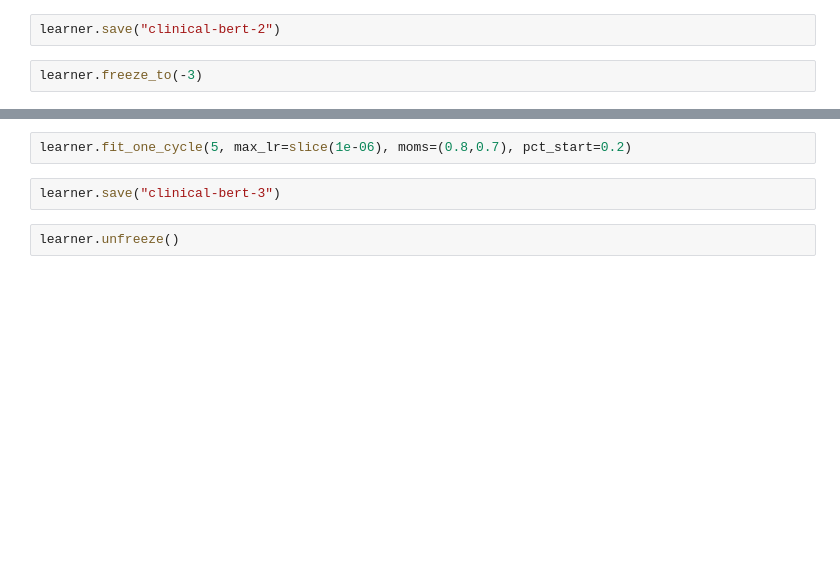
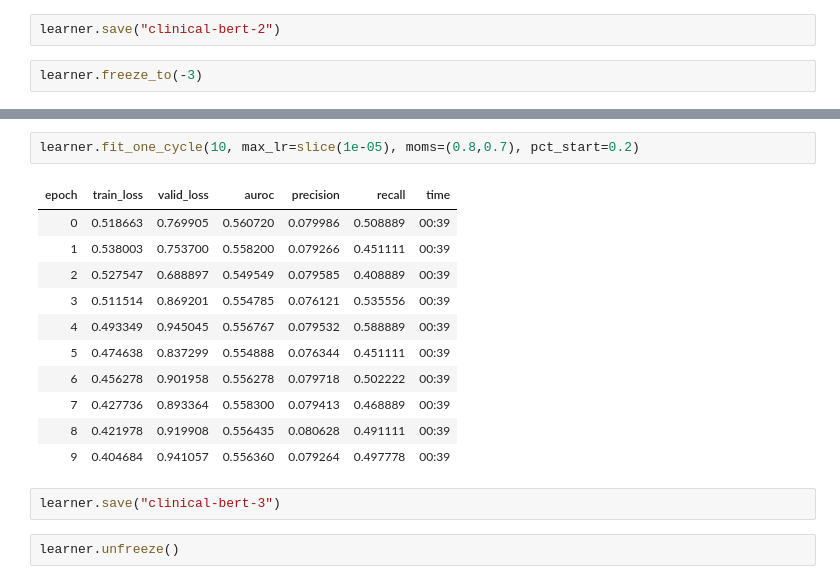
Before and after one commit to littlefieldnick/MIMIC-NLP, a Jupyter notebook: readmission-prediction/readmission-bert-subsampling.ipynb, the cells around one changed output, grey strips where cells are left out. Drawn from its saved outputs; the diff is of its cells as text; blank space fills up the shorter version.

```diff
--- a/readmission-prediction/readmission-bert-subsampling.ipynb
+++ b/readmission-prediction/readmission-bert-subsampling.ipynb
@@ -106,5 +206,17 @@ learner.recorder.plot(suggestion=True)
 # %%
-learner.fit_one_cycle(5, max_lr=slice(1e-06), moms=(0.8,0.7), pct_start=0.2)
+learner.fit_one_cycle(10, max_lr=slice(1e-05), moms=(0.8,0.7), pct_start=0.2)
+# %% [output]
+| epoch | train_loss | valid_loss | auroc | precision | recall | time |
+| 0 | 0.518663 | 0.769905 | 0.560720 | 0.079986 | 0.508889 | 00:39 |
+| 1 | 0.538003 | 0.753700 | 0.558200 | 0.079266 | 0.451111 | 00:39 |
+| 2 | 0.527547 | 0.688897 | 0.549549 | 0.079585 | 0.408889 | 00:39 |
+| 3 | 0.511514 | 0.869201 | 0.554785 | 0.076121 | 0.535556 | 00:39 |
+| 4 | 0.493349 | 0.945045 | 0.556767 | 0.079532 | 0.588889 | 00:39 |
+| 5 | 0.474638 | 0.837299 | 0.554888 | 0.076344 | 0.451111 | 00:39 |
+| 6 | 0.456278 | 0.901958 | 0.556278 | 0.079718 | 0.502222 | 00:39 |
+| 7 | 0.427736 | 0.893364 | 0.558300 | 0.079413 | 0.468889 | 00:39 |
+| 8 | 0.421978 | 0.919908 | 0.556435 | 0.080628 | 0.491111 | 00:39 |
+| 9 | 0.404684 | 0.941057 | 0.556360 | 0.079264 | 0.497778 | 00:39 |
 # %%
 learner.save("clinical-bert-3")
 # %%
```
Also changed, not shown: parts of 23 cells of this notebook.
